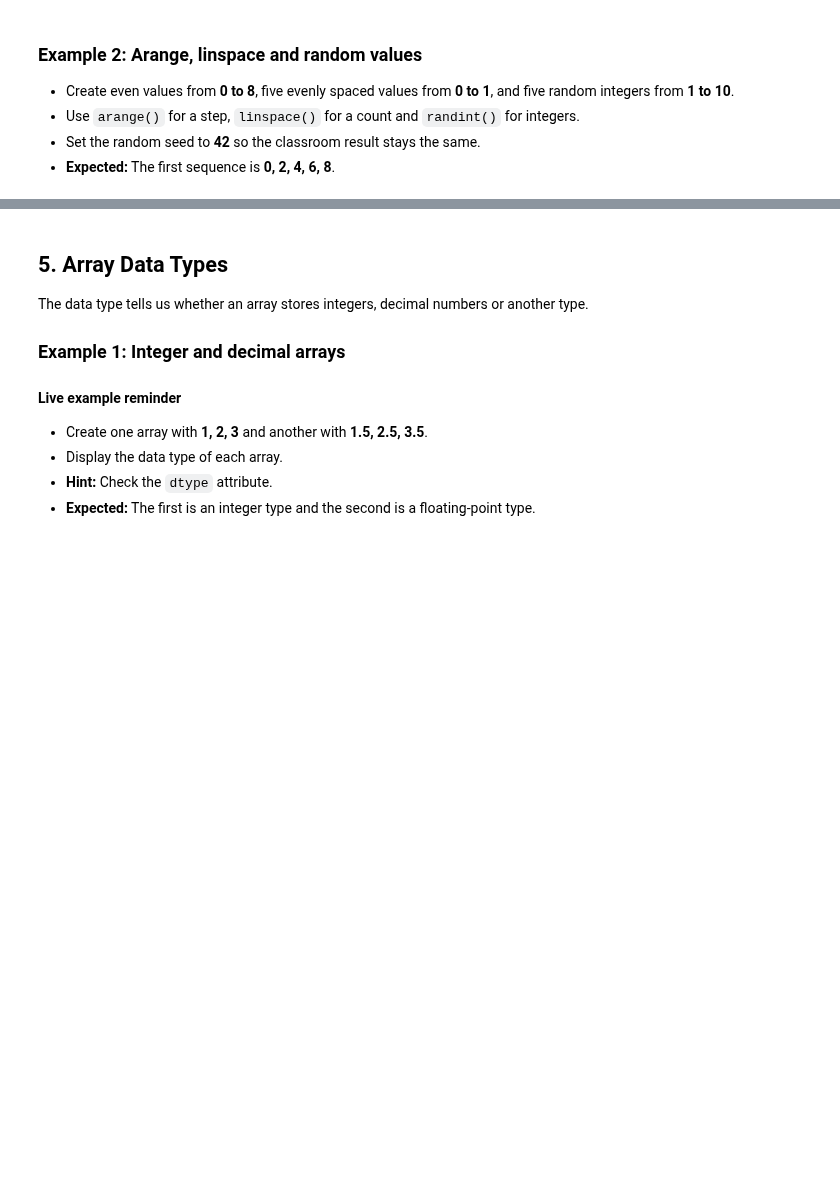
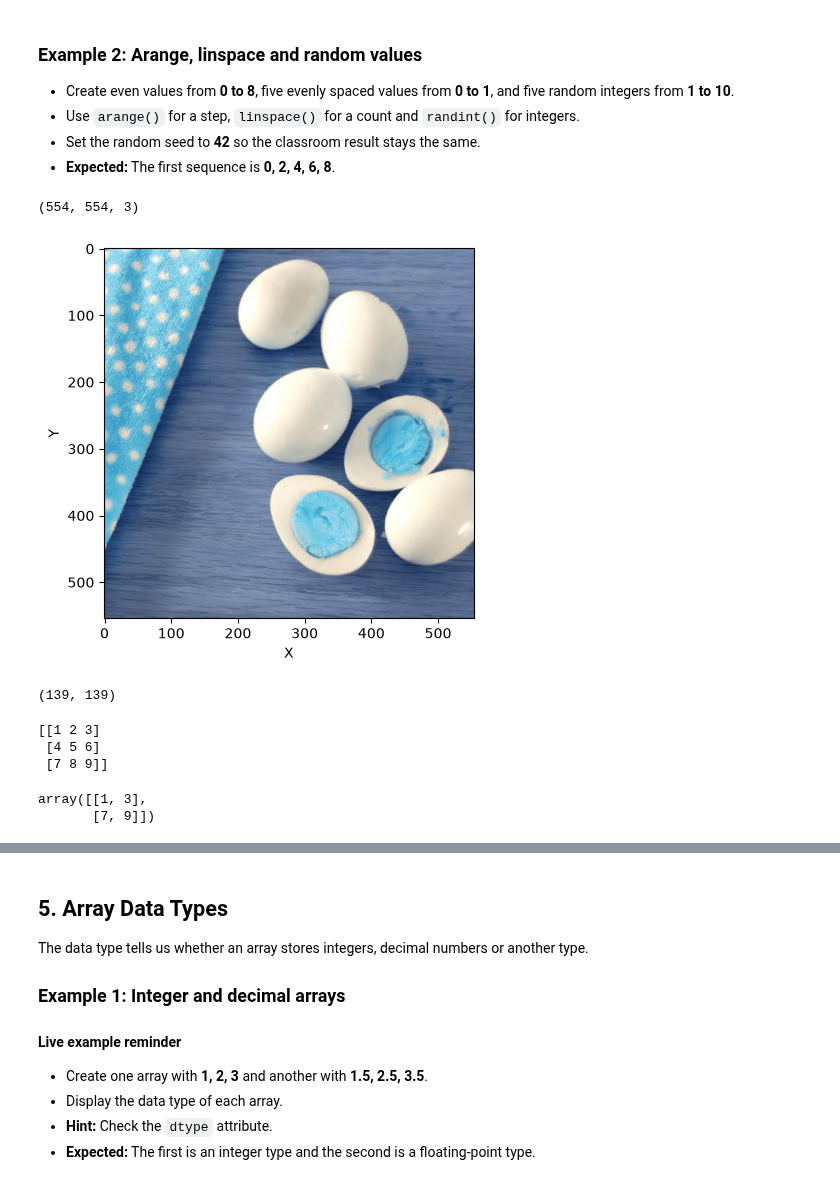
Before and after one commit to Muhammad-Huzifa/Cloud-Computing-AI-Course, a Jupyter notebook: Week-4/Code/numpy.ipynb, the cells around one changed output, grey strips where cells are left out. Saved outputs shown, nothing was run; the diff lists cells and outputs as text; code cells hidden in the pictures; blank space fills up the shorter version.

```diff
--- a/Week-4/Code/numpy.ipynb
+++ b/Week-4/Code/numpy.ipynb
@@ -317,3 +365,38 @@ NumPy can create common arrays without entering every value manually.
 -  Use `arange()` for a step, `linspace()` for a count and `randint()` for integers.
 - Set the random seed to **42** so the classroom result stays the same.
 - **Expected:** The first sequence is **0, 2, 4, 6, 8**.
+# %%
+import cv2 as cv
+# array_2d = np.array([[1,2,3],
+#                      [1,2,3],
+#                      [3,4,5]])
+# print(array_2d.shape)
+import matplotlib.pyplot as plt
+
+image = cv.imread(r"C:\Users\Muhammad Huzifa\Desktop\images.jpg")
+plt.imshow(image)
+plt.xlabel("X")
+plt.ylabel("Y")
+image.shape
+# %% [output]
+(554, 554, 3)
+[figure, added]
+# %%
+image = cv.imread(r"C:\Users\Muhammad Huzifa\Desktop\images.jpg",0)
+image.shape
+image = image[::2,::2]
+image.shape
+image = image[::2,::2]
+image.shape
+# %% [output]
+(139, 139)
+# %%
+arr = np.arange(1,10).reshape(3,3)
+print(arr)
+arr[::2 ,::2]
+# %% [output]
+[[1 2 3]
+ [4 5 6]
+ [7 8 9]]
+array([[1, 3],
+       [7, 9]])
```
Also changed, not shown: parts of 76 cells of this notebook.
